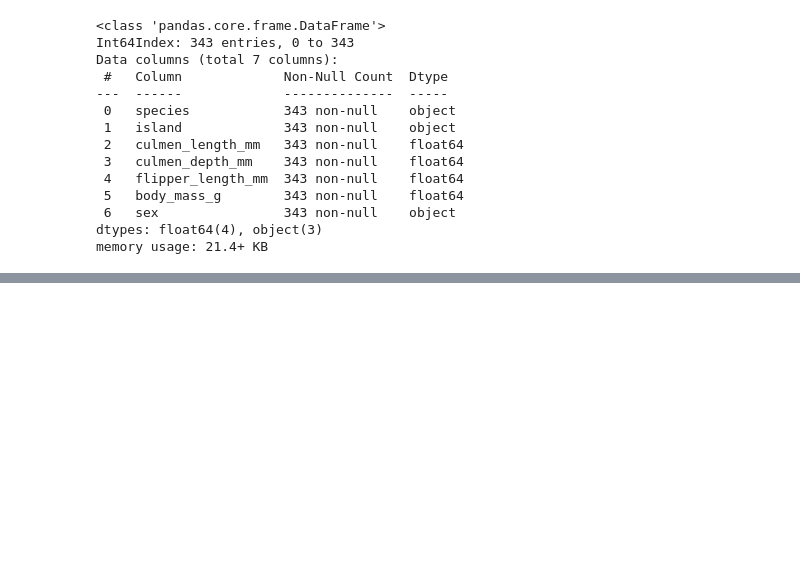
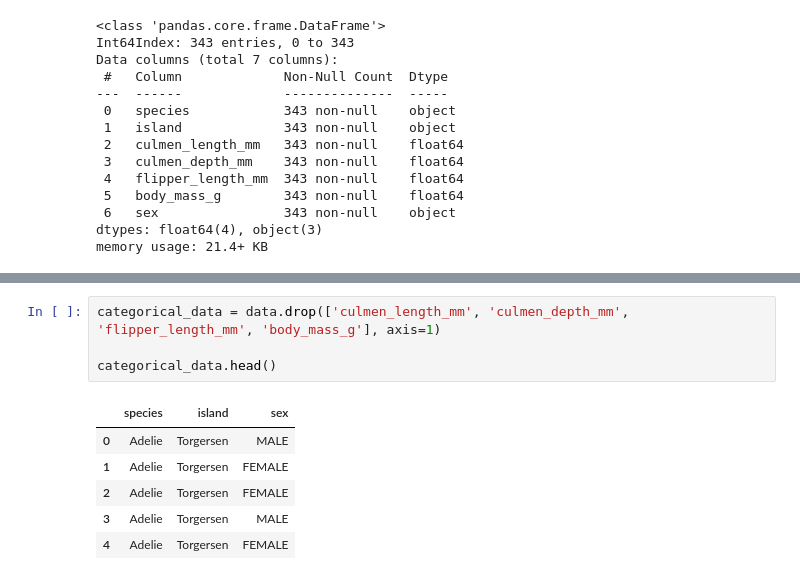
Before and after one commit to dhrey112/todo_in_ML-project, a Jupyter notebook: features_engineering.ipynb, the cells around one changed output, grey strips where cells are left out. Drawn from its saved outputs; the diff is of its cells as text; blank space fills up the shorter version.

```diff
--- a/features_engineering.ipynb
+++ b/features_engineering.ipynb
@@ -126,0 +155,11 @@ memory usage: 21.4+ KB
+# %%
+categorical_data = data.drop(['culmen_length_mm', 'culmen_depth_mm', 'flipper_length_mm', 'body_mass_g'], axis=1)
+
+categorical_data.head()
+# %% [output]
+|  | species | island | sex |
+| 0 | Adelie | Torgersen | MALE |
+| 1 | Adelie | Torgersen | FEMALE |
+| 2 | Adelie | Torgersen | FEMALE |
+| 3 | Adelie | Torgersen | MALE |
+| 4 | Adelie | Torgersen | FEMALE |
```
Also changed, not shown: parts of 9 cells of this notebook.
